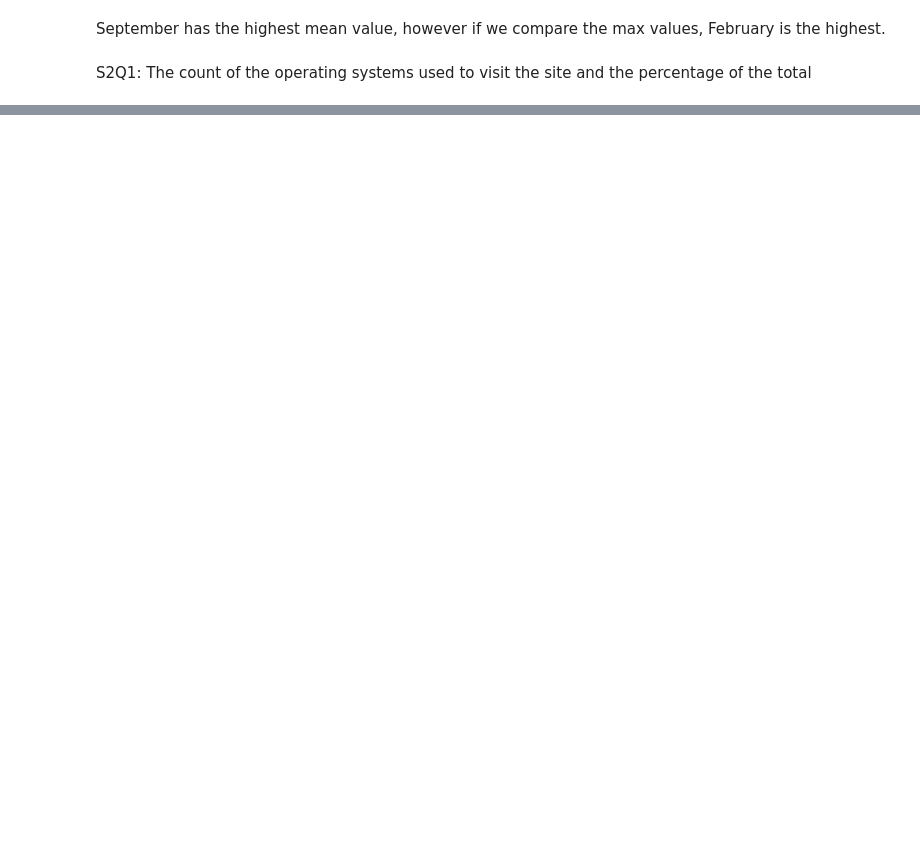
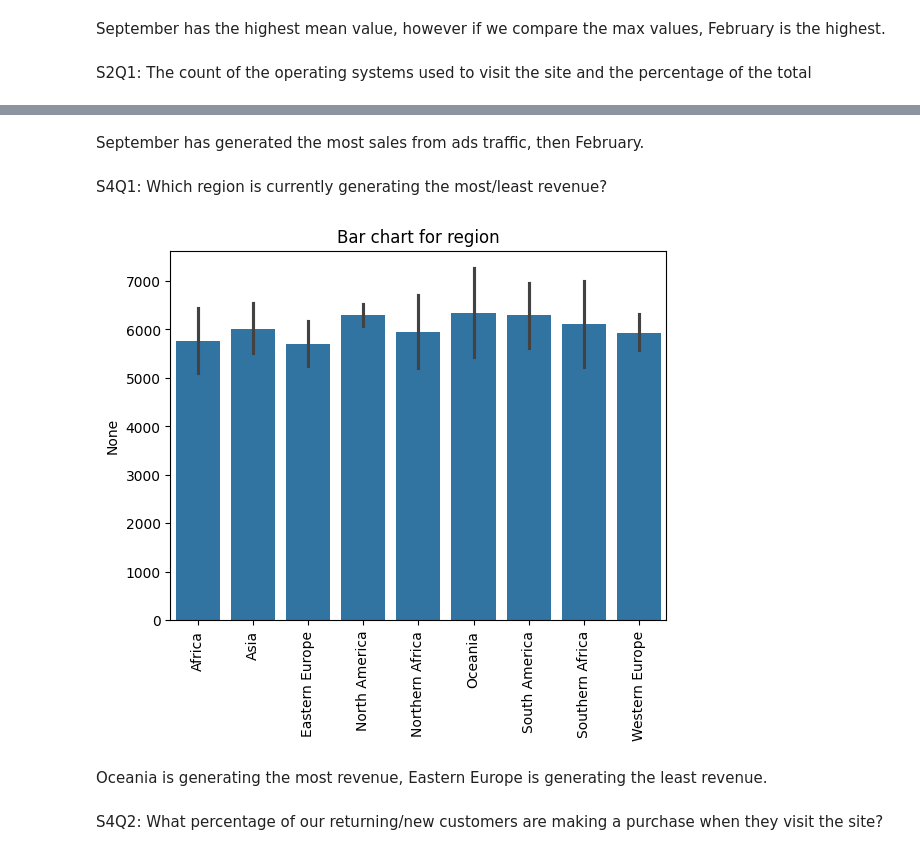
Before and after one commit to MadokaKumamaru/exploratory-data-analysis---online-shopping-in-retail309, a Jupyter notebook: retail_EDA_report.ipynb, the cells around one changed output, grey strips where cells are left out. Cells and saved outputs as stored; diff of their text form; code cells hidden in the pictures; blank space fills up the shorter version.

```diff
--- a/retail_EDA_report.ipynb
+++ b/retail_EDA_report.ipynb
@@ -456,0 +544,13 @@ Counts for distinct values for operating_systems
+# %% [markdown]
+September has generated the most sales from ads traffic, then February.
+# %% [markdown]
+S4Q1: Which region is currently generating the most/least revenue?
+# %%
+# Plot a bar chart for region where revenue is True
+revenue_true_plot.plot_barchart('region')
+# %% [output]
+[figure, added]
+# %% [markdown]
+Oceania is generating the most revenue, Eastern Europe is generating the least revenue.
+# %% [markdown]
+S4Q2: What percentage of our returning/new customers are making a purchase when they visit the site?
```
Also changed, not shown: parts of 31 cells of this notebook, 4 other files.
